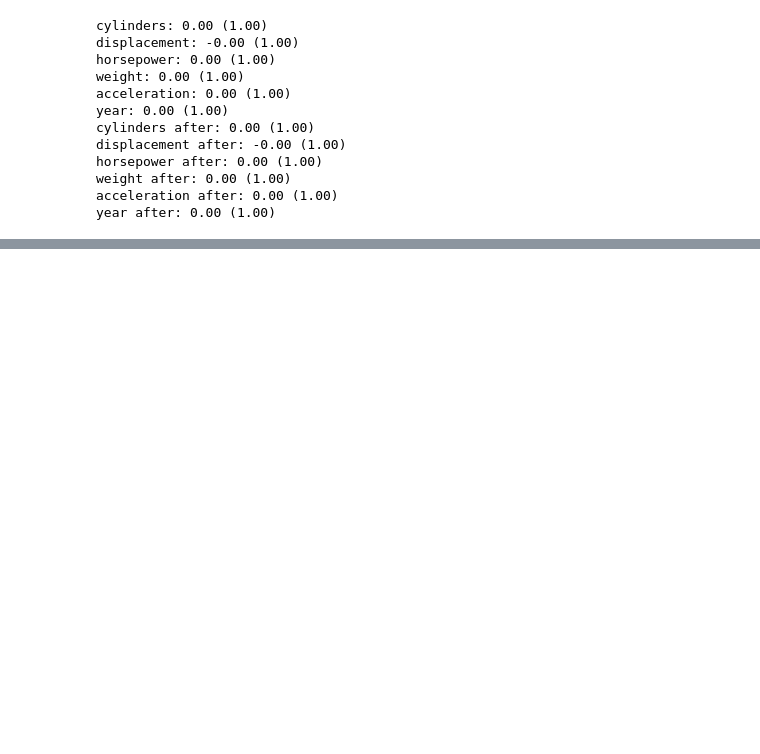
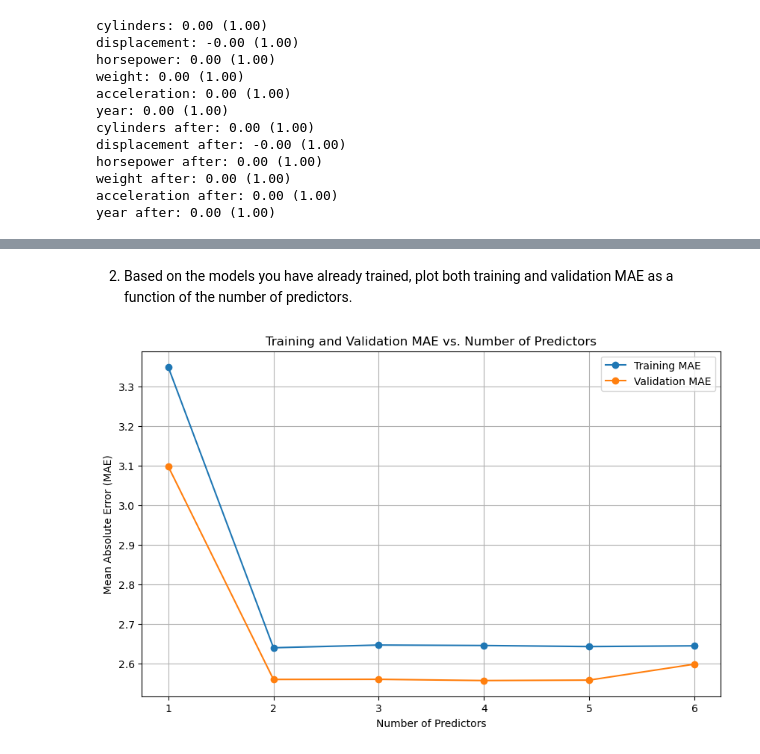
Before and after one commit to qiqin4/PSY9511, a Jupyter notebook: Assignment3.ipynb, the cells around one changed output, grey strips where cells are left out. Cells and saved outputs as stored; diff of their text form; code cells hidden in the pictures; blank space fills up the shorter version.

```diff
--- a/Assignment3.ipynb
+++ b/Assignment3.ipynb
@@ -37,13 +35,11 @@ train_data, val_data = train_test_split(auto, test_size=0.2, shuffle=True, rando
 # print(train_data.isna().sum())
 # print(val_data.isna().sum())
 
-# set the data to numerics and change ? to na
-num_train = train_data
+
 for col in predictors + [target]:
-    num_train[col] = pd.to_numeric(train_data[col], errors='coerce')
+    train_data[col] = pd.to_numeric(train_data[col], errors='coerce')
 
-# replace the ? with mean values
 for col in predictors:
-    mean_val = num_train[col].mean()
-    train_data[col] = train_data[col].replace('?',mean_val)
-    val_data[col] = val_data[col].replace('?',mean_val)
+    mean_val = train_data[col].mean()
+    train_data[col] = train_data[col].fillna(mean_val)
+    val_data[col] = val_data[col].fillna(mean_val)
@@ -104,0 +143,68 @@ It is a good idea and necessary to standardize the variables because this gives
+# %% [markdown]
+2. Based on the models you have already trained, plot both training and validation MAE as a function of the number of predictors.
+# %%
+# Initialize lists to store the MAE values
+train_maes = []
+val_maes = []
+num_predictors = []
+
+current_predictors = predictors.copy()
+all_models = {}
+
+# Loop until we reach 1 predictor
+while len(current_predictors) > 1:
+    best_model = {'mae': float('inf'), 'train_mae': float('inf'), 'val_mae': float('inf'), 'predictors': None}
+
+    for predictor in current_predictors:
+        reduced_predictors = [p for p in current_predictors if p != predictor]
+
+        model = LinearRegression()
+        model.fit(train_data[reduced_predictors], train_data[target])
+
+        # Training and validation predictions
+        train_predictions = model.predict(train_data[reduced_predictors])
+        val_predictions = model.predict(val_data[reduced_predictors])
+
+        # Calculate MAE for both training and validation
+        train_mae = mean_absolute_error(train_data[target], train_predictions)
+        val_mae = mean_absolute_error(val_data[target], val_predictions)
+
+        # If this model is better, update the best_model
+        if val_mae < best_model['val_mae']:
+            best_model = {'mae': train_mae, 'train_mae': train_mae, 'val_mae': val_mae, 'predictors': reduced_predictors}
+
+    # Store the training and validation MAEs for the current model
+    current_predictors = best_model['predictors']
+    train_maes.append(best_model['train_mae'])
+    val_maes.append(best_model['val_mae'])
+    num_predictors.append(len(current_predictors))
+
+    all_models[len(current_predictors)] = current_predictors.copy()
+
+# Final model with all predictors
+train_maes.append(mean_absolute_error(train_data[target], LinearRegression().fit(train_data[predictors], train_data[target]).predict(train_data[predictors])))
+val_maes.append(mean_absolute_error(val_data[target], LinearRegression().fit(train_data[predictors], train_data[target]).predict(val_data[predictors])))
+num_predictors.append(len(predictors))
+
+sorted_indices = sorted(range(len(num_predictors)), key=lambda k: num_predictors[k])
+num_predictors_sorted = [num_predictors[i] for i in sorted_indices]
+train_maes_sorted = [train_maes[i] for i in sorted_indices]
+val_maes_sorted = [val_maes[i] for i in sorted_indices]
+
+# Plotting the training and validation MAE
+plt.figure(figsize=(10, 6))
+plt.plot(num_predictors_sorted, train_maes_sorted, label="Training MAE", marker='o', linestyle='-')
+plt.plot(num_predictors_sorted, val_maes_sorted, label="Validation MAE", marker='o', linestyle='-')
+plt.xlabel("Number of Predictors")
+plt.ylabel("Mean Absolute Error (MAE)")
+plt.title("Training and Validation MAE vs. Number of Predictors")
+plt.legend()
+plt.grid(True)
+plt.show()
+
+# Print results for each model size
+print("Optimal sets of predictors using Backward Stepwise Selection based on MAE:")
+for size in sorted(all_models.keys(), reverse=True):
+    print(f"{size} predictors: {all_models[size]}")
+# %% [output]
+[figure, added]
```
Also changed, not shown: parts of 11 cells of this notebook.
